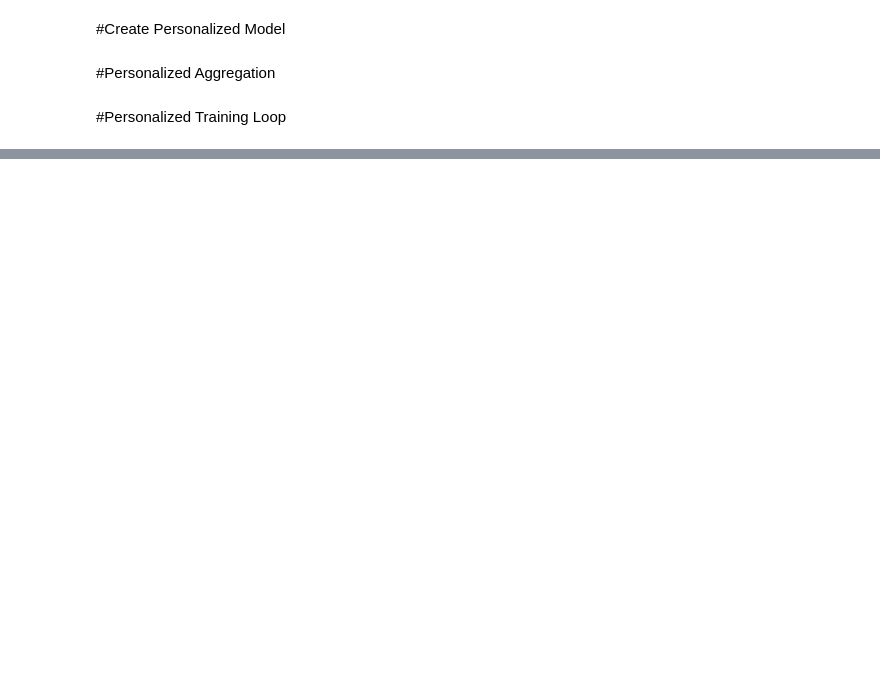
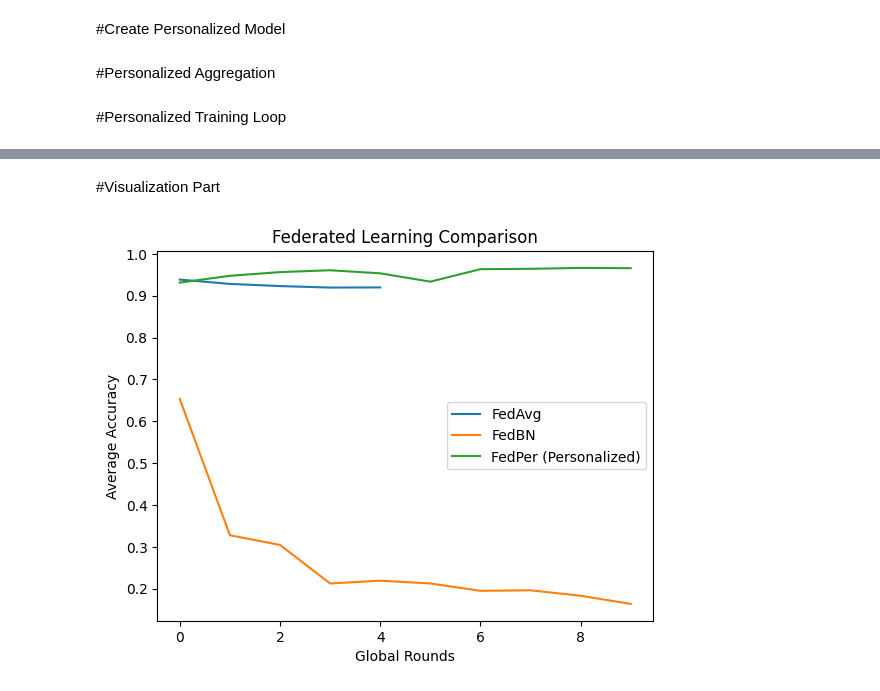
Before and after one commit to ThisumiWijesinghe/Fraud-Detection-with-Federated-Learning, a Jupyter notebook: Fed_L_gemini.ipynb, the cells around one changed output, grey strips where cells are left out. Saved outputs shown, nothing was run; the diff lists cells and outputs as text; code cells hidden in the pictures; blank space fills up the shorter version.

Commit message:
add visualization part - heat map, line graphs of comparison , changed the rounds of global and local and layers size also of fed bn for improve accuracy

```diff
--- a/Fed_L_gemini.ipynb
+++ b/Fed_L_gemini.ipynb
@@ -330,0 +387,28 @@ NameError: name 'create_personalized_model' is not defined
+# %% [markdown]
+#Visualization Part
+# %%
+import matplotlib.pyplot as plt
+
+# Extracted average accuracies from FedAvg training loop output (cell -f7zhTSgxueF)
+fedavg_acc = [0.9384, 0.9281, 0.9229, 0.9194, 0.9197]
+
+# Extracted average accuracies from FedBN training loop output (cell _VTLrvVLzgOH)
+fedbn_acc = [0.6530, 0.3276, 0.3046, 0.2124, 0.2191, 0.2125, 0.1949, 0.1961, 0.1831, 0.1636]
+
+# Extracted average accuracies from Personalized training loop output (cell n3FA-DONzwX0)
+fedper_acc = [0.9312, 0.9475, 0.9563, 0.9607, 0.9534, 0.9335, 0.9633, 0.9642, 0.9663, 0.9657]
+
+plt.figure()
+
+plt.plot(fedavg_acc, label="FedAvg")
+plt.plot(fedbn_acc, label="FedBN")
+plt.plot(fedper_acc, label="FedPer (Personalized)")
+
+plt.xlabel("Global Rounds")
+plt.ylabel("Average Accuracy")
+plt.title("Federated Learning Comparison")
+plt.legend()
+
+plt.show()
+# %% [output]
+[figure, added]
```
Also changed, not shown: parts of 11 cells of this notebook.
